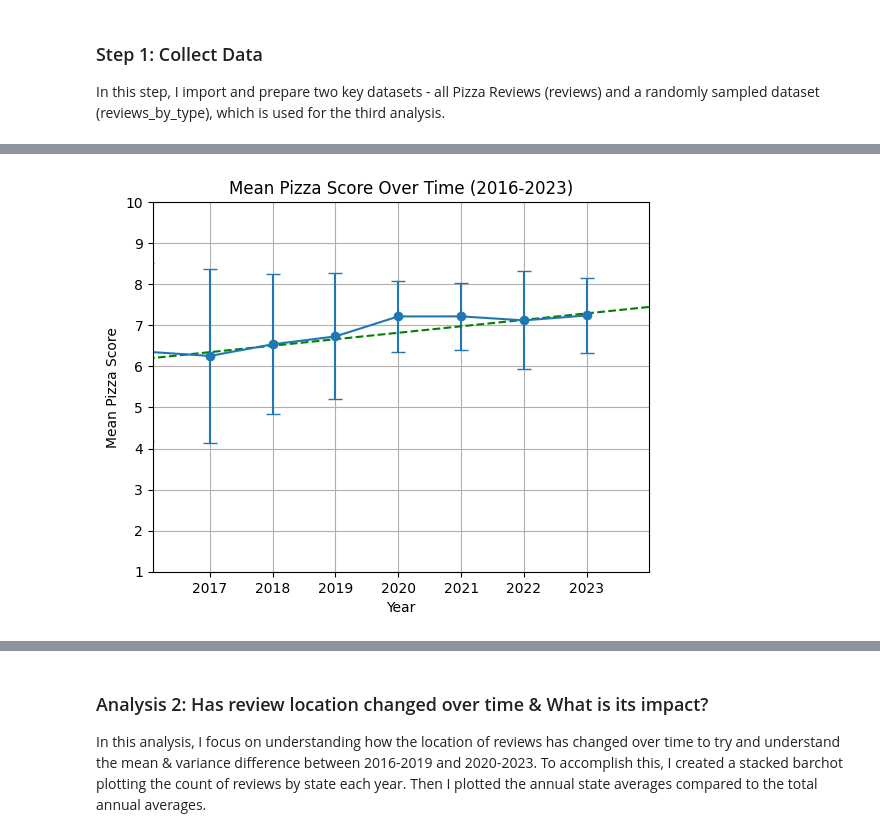
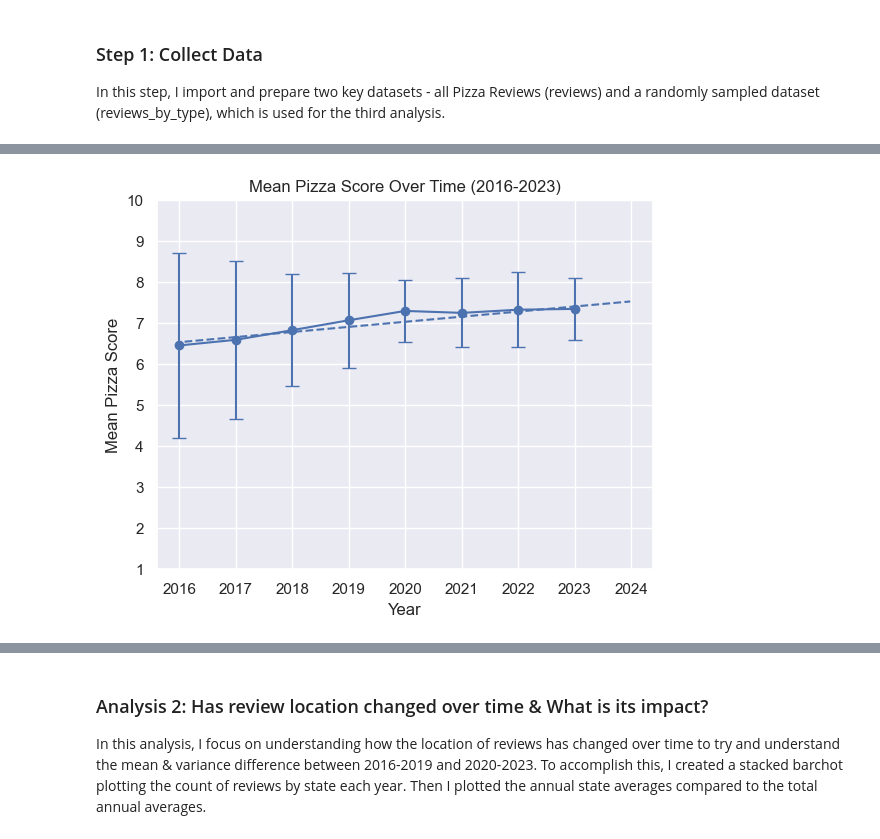
Before and after one commit to callahan2500/pizza, a Jupyter notebook: pizza_analysis.ipynb, the cells around one changed output, grey strips where cells are left out. Drawn from its saved outputs; the diff is of its cells as text; code cells hidden in the pictures.

```diff
--- a/pizza_analysis.ipynb
+++ b/pizza_analysis.ipynb
@@ -31,13 +19,13 @@ from statsmodels.formula.api import ols
 ### Step 1: Collect Data
 In this step, I import and prepare two key datasets - all Pizza Reviews (reviews) and a randomly sampled dataset (reviews_by_type), which is used for the third analysis.
 # %%
-#Import scraped_data_may24 csv
-reviews = pd.read_csv('scraped_data_may24.csv')
-reviews = reviews.rename(columns={'Score:': 'Score'})
+#Import Score Dataset, add month, year & filter for just years with >100 reviews. n=1410
+reviews = pd.read_csv('pizza_community_scores_final.csv')
 reviews['Date'] = pd.to_datetime(reviews['Date'])
 reviews['Year'] = reviews['Date'].dt.year
+reviews['Month'] = reviews['Date'].dt.month
+reviews['Year_Month'] = reviews['Date'].dt.strftime('%Y-%m')
 reviews = reviews[(reviews['Year']>=2016) & (reviews['Year']<2024)]
-
 
 #Import the randomly sampled, labelled, csv
 reviews_by_type = pd.read_csv('randomly_sampled_reviews.csv')
@@ -55,11 +43,13 @@ pre_2020_reviews = reviews[reviews['Year'] < 2020]
 post_2020_reviews = reviews[reviews['Year'] >= 2020]
 # %%
 #Key functions used
-def trend_line(data):
+def trend_line(data, score):
     x = mdates.date2num(data['Date'])
-    y = data['Score']
+    y = score
 
     z = np.polyfit(x, y, 1)
     p = np.poly1d(z)
 
     return [x,y,z,p(x)]
+
+sns.set_theme()
@@ -78,0 +132,15 @@ sns.displot(data=reviews, x=reviews['Score'], kind="kde", hue=reviews['Date'].dt
+# %%
+#AVERAGES
+
+#Year
+mean_review_by_year = pd.pivot_table(reviews, values=['Dave Score', 'Community Score'], index='Year', aggfunc='mean')
+std_review_by_year = pd.pivot_table(reviews, values=['Dave Score', 'Community Score'], index='Year', aggfunc='std')
+
+#Month
+mean_review_by_month = pd.pivot_table(reviews, values=['Dave Score', 'Community Score'], index='Year_Month', aggfunc='mean')
+std_review_by_month = pd.pivot_table(reviews, values=['Dave Score', 'Community Score'], index='Year_Month', aggfunc='std')
+
+
+# MEDIANS
+median_review_by_year = pd.pivot_table(reviews, values=['Dave Score', 'Community Score'], index='Year', aggfunc='median')
+median_review_by_month = pd.pivot_table(reviews, values=['Dave Score', 'Community Score'], index='Year_Month', aggfunc='median')
@@ -79,22 +160,22 @@ sns.displot(data=reviews, x=reviews['Score'], kind="kde", hue=reviews['Date'].dt
 # %%
-
+#PLOT 1A: ANNUAL AVERAGE SCORE (DAVE)
 # Convert years to datetime for consistent plotting
 mean_review_by_year.index = pd.to_datetime(mean_review_by_year.index, format='%Y')
 std_review_by_year.index = pd.to_datetime(std_review_by_year.index, format='%Y')
 
 # Plot error bars
-plt.errorbar(mean_review_by_year.index, mean_review_by_year['Score'], yerr=std_review_by_year['Score'], fmt='-o', capsize=5)
+plt.errorbar(mean_review_by_year.index, mean_review_by_year['Dave Score'], yerr=std_review_by_year['Dave Score'], fmt='-o', capsize=5)
 
 # Plot trendline
-trend_data = trend_line(reviews)
-plt.plot(mdates.num2date(trend_data[0]), trend_data[3], "g--")
+trend_data = trend_line(reviews, reviews['Dave Score'])
+plt.plot(mdates.num2date(trend_data[0]), trend_data[3], "b--")
 
 plt.xlabel("Year")
 plt.ylabel("Mean Pizza Score")
 plt.title('Mean Pizza Score Over Time (2016-2023)')
-plt.xlim(min(reviews['Date']), max(reviews['Date']))
+#plt.xlim(min(reviews['Date']), max(reviews['Date']))
 plt.ylim((1, 10))
 plt.grid(True)
 plt.show()
 # %% [output]
-[figure, old version]
+[figure, new version]
```
Also changed, not shown: parts of 25 cells of this notebook, 8 other files.
